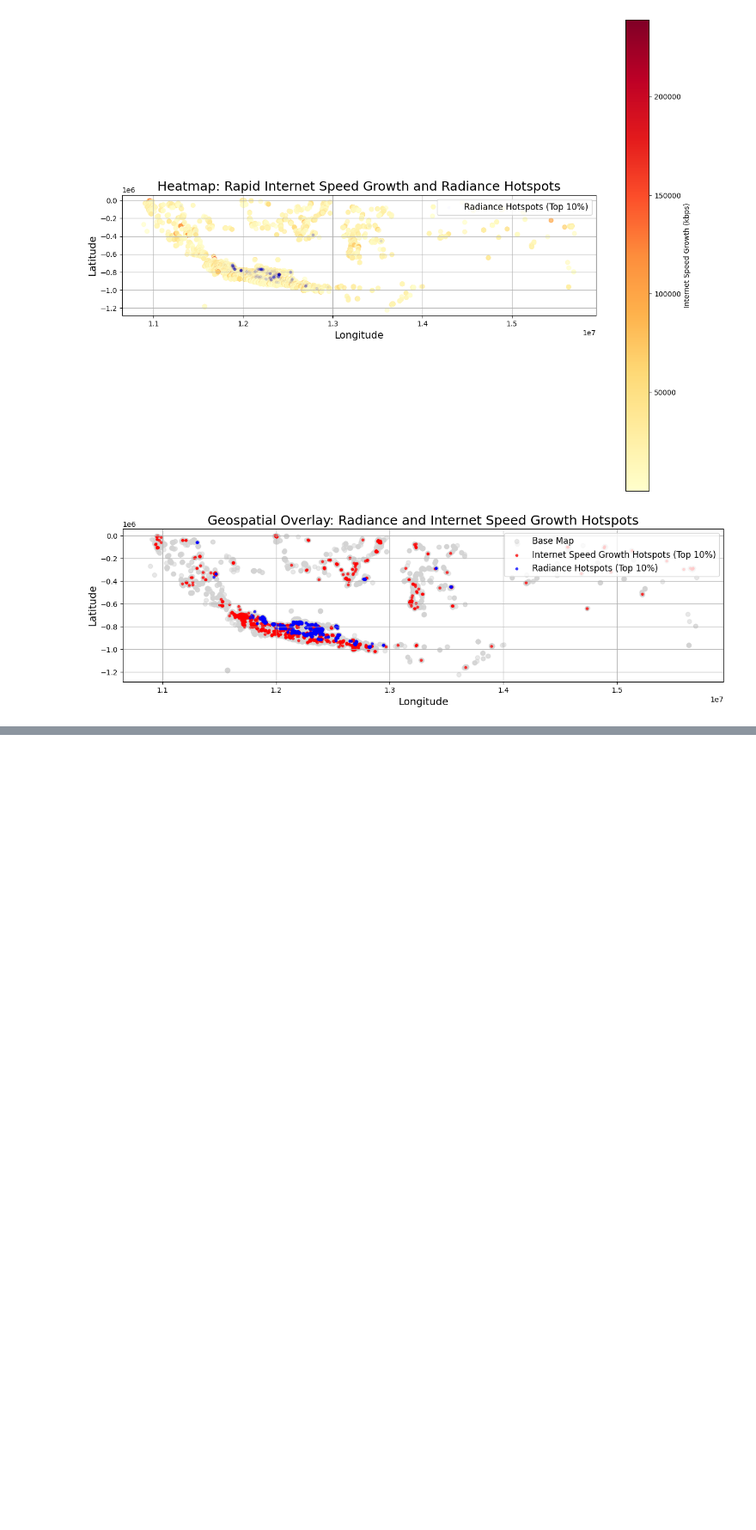
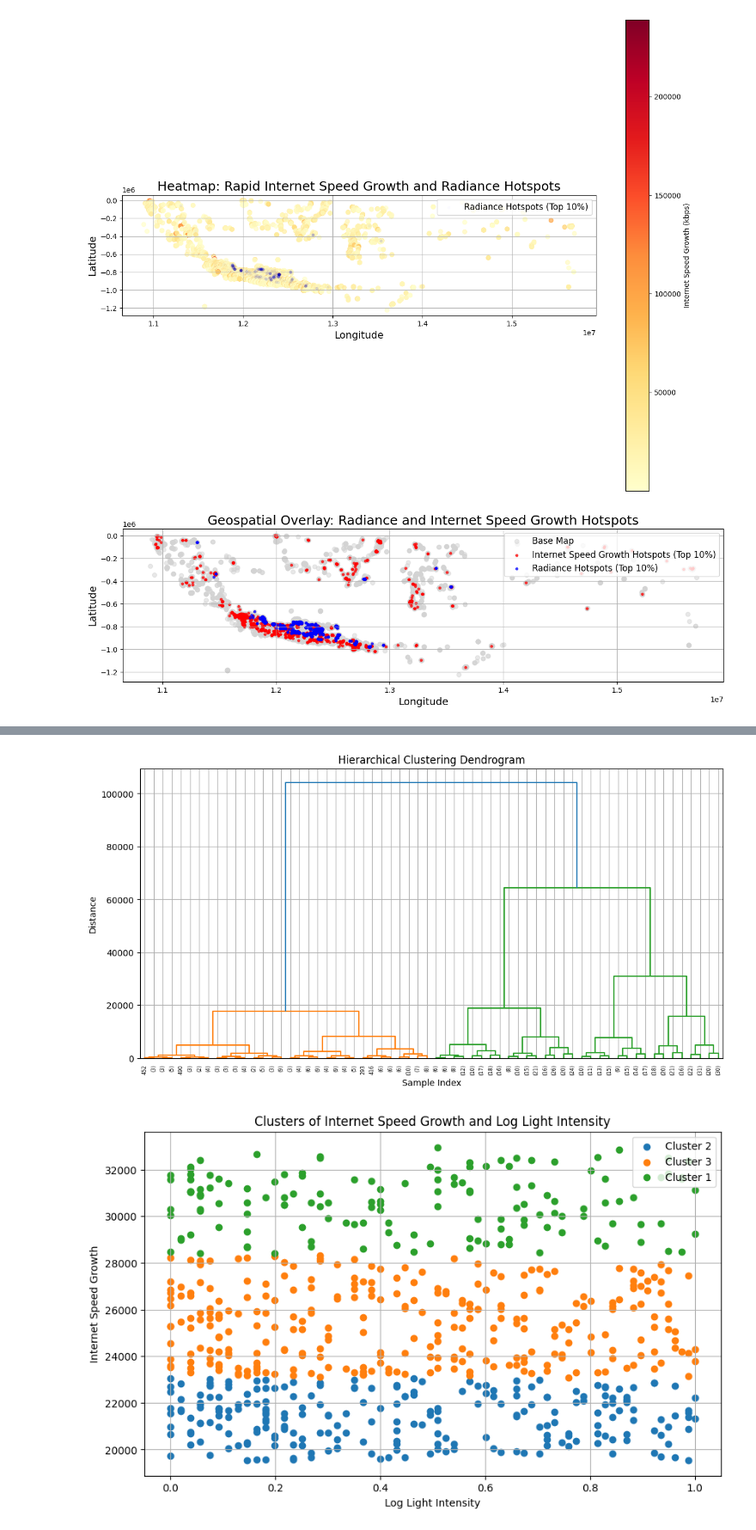
Before and after one commit to nasrrx/IndonesiaInternetSpeeds, a Jupyter notebook: DataAnalysisProject.ipynb, the cells around one changed output, grey strips where cells are left out. Shown at 86% size. Saved outputs shown, nothing was run; the diff lists cells and outputs as text; code cells hidden in the pictures; blank space fills up the shorter version.

```diff
--- a/DataAnalysisProject.ipynb
+++ b/DataAnalysisProject.ipynb
@@ -1034,0 +992,69 @@ R-squared (R²): 27.34%
+# %%
+import numpy as np
+import pandas as pd
+import matplotlib.pyplot as plt
+from scipy.cluster.hierarchy import dendrogram, linkage
+from scipy.cluster.hierarchy import fcluster
+
+# Step 1: Remove NaNs and outliers
+def preprocess_data(data):
+    # Remove NaN values
+    data = data.dropna(subset=['log_light_intensity', 'internet_speed_growth'])
+
+    # Remove outliers
+    lower_bound = data['internet_speed_growth'].quantile(0.01)
+    upper_bound = data['internet_speed_growth'].quantile(0.99)
+    data = data[(data['internet_speed_growth'] >= lower_bound) &
+                (data['internet_speed_growth'] <= upper_bound)]
+    return data
+
+# Step 2: Perform Hierarchical Clustering
+def perform_clustering(data, features, num_clusters=3):
+    # Use Ward's method to perform hierarchical clustering
+    linkage_matrix = linkage(data[features], method='ward')
+
+    # Plot dendrogram
+    plt.figure(figsize=(12, 6))
+    dendrogram(linkage_matrix, truncate_mode='level', p=5)
+    plt.title("Hierarchical Clustering Dendrogram")
+    plt.xlabel("Sample Index")
+    plt.ylabel("Distance")
+    plt.grid(True)
+    plt.show()
+
+    # Assign clusters to data
+    data['cluster'] = fcluster(linkage_matrix, num_clusters, criterion='maxclust')
+    return data
+
+# Step 3: Visualize Clusters
+def visualize_clusters(data, features, cluster_column='cluster'):
+    plt.figure(figsize=(10, 6))
+    for cluster in data[cluster_column].unique():
+        cluster_data = data[data[cluster_column] == cluster]
+        plt.scatter(cluster_data[features[0]], cluster_data[features[1]], label=f"Cluster {cluster}")
+    plt.title("Clusters of Internet Speed Growth and Log Light Intensity")
+    plt.xlabel(features[0].replace('_', ' ').title())
+    plt.ylabel(features[1].replace('_', ' ').title())
+    plt.legend()
+    plt.grid()
+    plt.show()
+
+# Execution
+# Preprocess the data
+processed_data = preprocess_data(gdf)
+
+# Perform hierarchical clustering
+clustered_data = perform_clustering(
+    data=processed_data,
+    features=['log_light_intensity', 'internet_speed_growth'],
+    num_clusters=3
+)
+
+# Visualize the resulting clusters
+visualize_clusters(
+    data=clustered_data,
+    features=['log_light_intensity', 'internet_speed_growth']
+)
+# %% [output]
+[figure, added]
+[figure, added]
```
Also changed, not shown: parts of 15 cells of this notebook, 6 other files.
